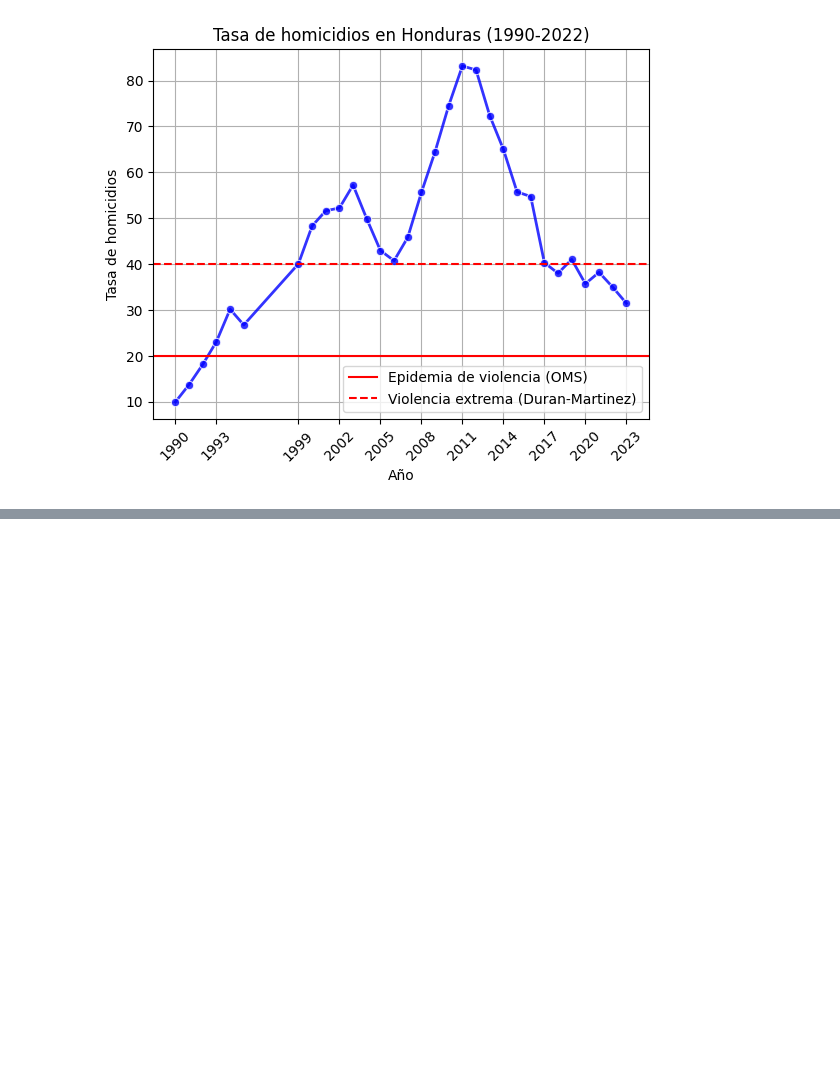
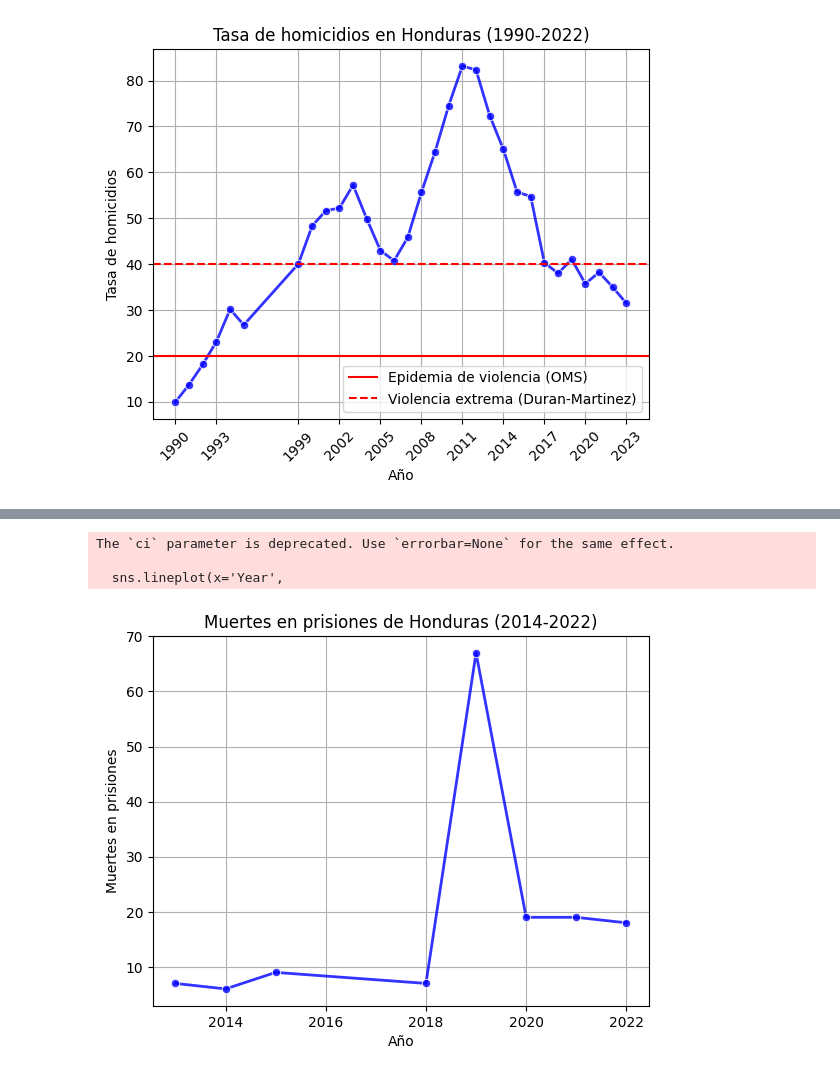
Before and after one commit to lehcimhdz/eda_honduras, a Jupyter notebook: eda_honduras_descriptivo.ipynb, the cells around one changed output, grey strips where cells are left out. Drawn from its saved outputs; the diff is of its cells as text; code cells hidden in the pictures; blank space fills up the shorter version.

```diff
--- a/eda_honduras_descriptivo.ipynb
+++ b/eda_honduras_descriptivo.ipynb
@@ -333,0 +423,23 @@ See the caveats in the documentation: https://pandas.pydata.org/pandas-docs/stab
+# %%
+muertes_prision_total = muertes_prision[muertes_prision['Unit of measurement'] == 'Counts']
+# %%
+sns.lineplot(x='Year',
+            y='VALUE',
+            data=muertes_prision_total,
+            alpha=0.8,
+            color='blue',
+            linewidth=2,
+            marker='o',
+            ci=None)
+
+plt.title('Muertes en prisiones de Honduras (2014-2022)')
+plt.xlabel('Año')
+plt.ylabel('Muertes en prisiones')
+plt.grid()
+
+plt.show()
+# %% [output]
+The `ci` parameter is deprecated. Use `errorbar=None` for the same effect.
+
+  sns.lineplot(x='Year',
+[figure, added]
```
Also changed, not shown: parts of 7 cells of this notebook.
